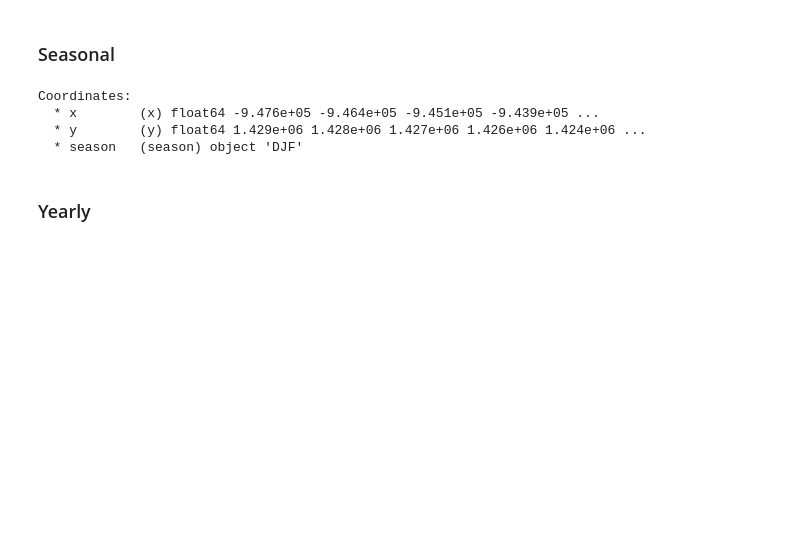
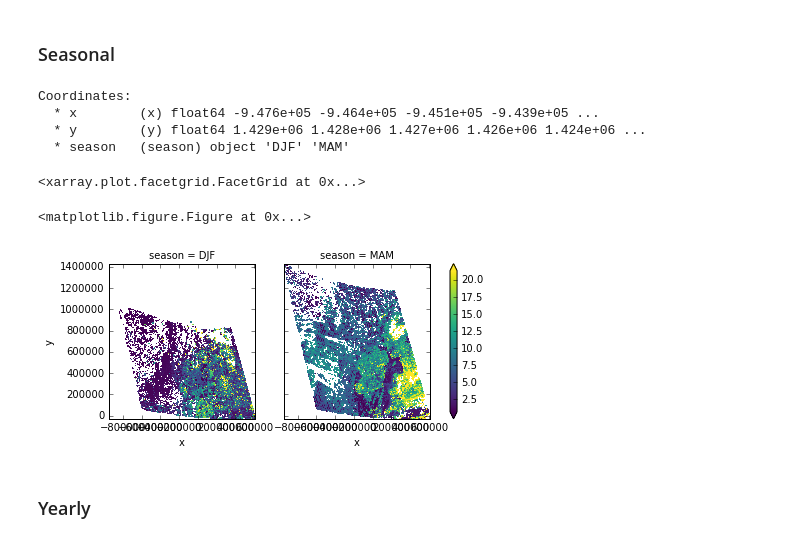
Before and after one commit to annalisasheehan/masters, a Jupyter notebook: MAIAC_Analysis.ipynb, the cells around one changed output. Drawn from its saved outputs; the diff is of its cells as text; code cells hidden in the pictures; blank space fills up the shorter version.

```diff
--- a/MAIAC_Analysis.ipynb
+++ b/MAIAC_Analysis.ipynb
@@ -154,17 +158,21 @@ monthly.plot(col='month', robust=True)
 # %% [markdown]
 ### Seasonal
 # %%
-seasonal = r.groupby('time.season').max(dim='time')
+seasonal = PM25.groupby('time.season').max(dim='time')
 # %%
 seasonal.coords
 # %% [output]
 Coordinates:
   * x        (x) float64 -9.476e+05 -9.464e+05 -9.451e+05 -9.439e+05 ...
   * y        (y) float64 1.429e+06 1.428e+06 1.427e+06 1.426e+06 1.424e+06 ...
-  * season   (season) object 'DJF'
+  * season   (season) object 'DJF' 'MAM'
 # %%
 figure(figsize=(20, 12))
-season.plot(col='season', robust=True)
+seasonal.plot(col='season', robust=True)
+# %% [output]
+<xarray.plot.facetgrid.FacetGrid at 0x...>
+<matplotlib.figure.Figure at 0x...>
+[figure, added]
 # %% [markdown]
 ### Yearly
 # %%
```
Also changed, not shown: parts of 11 cells of this notebook.
